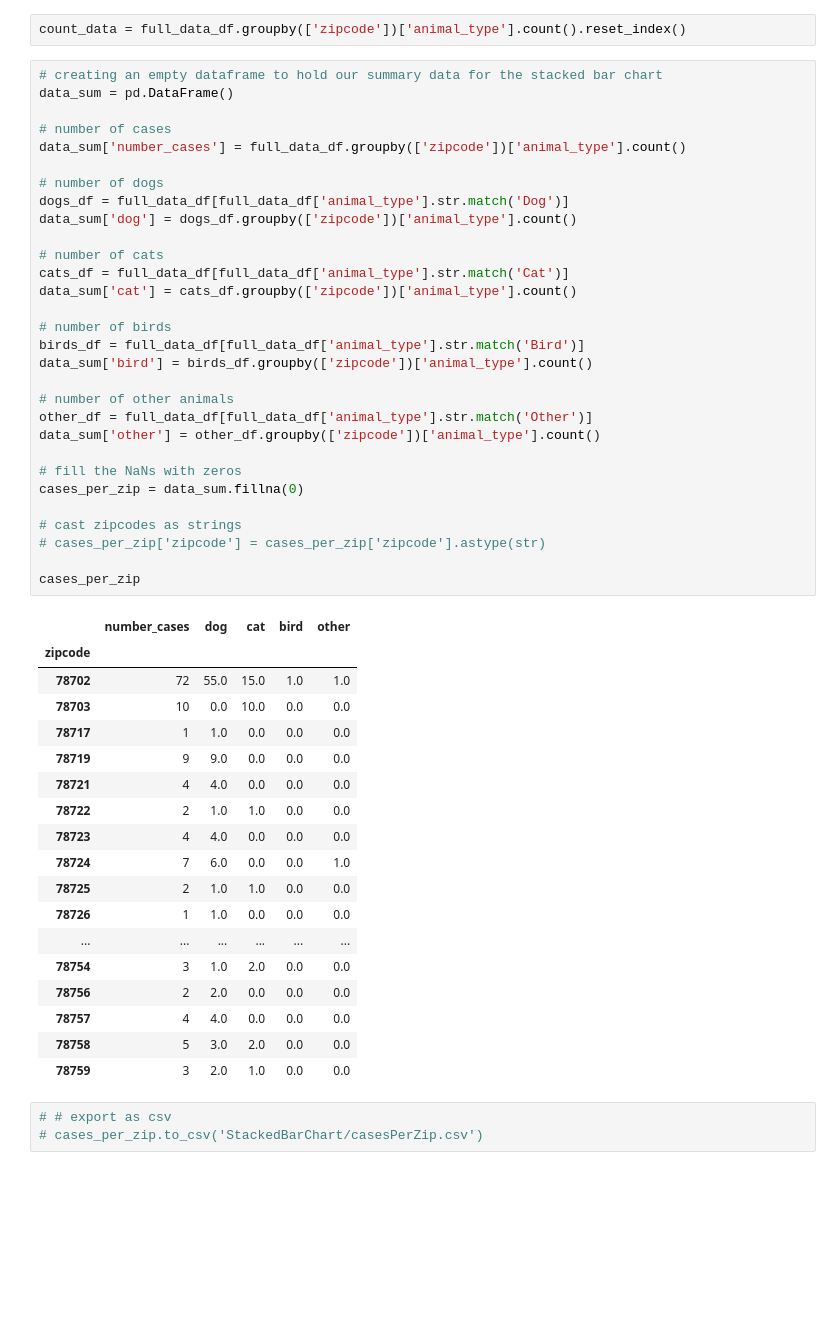
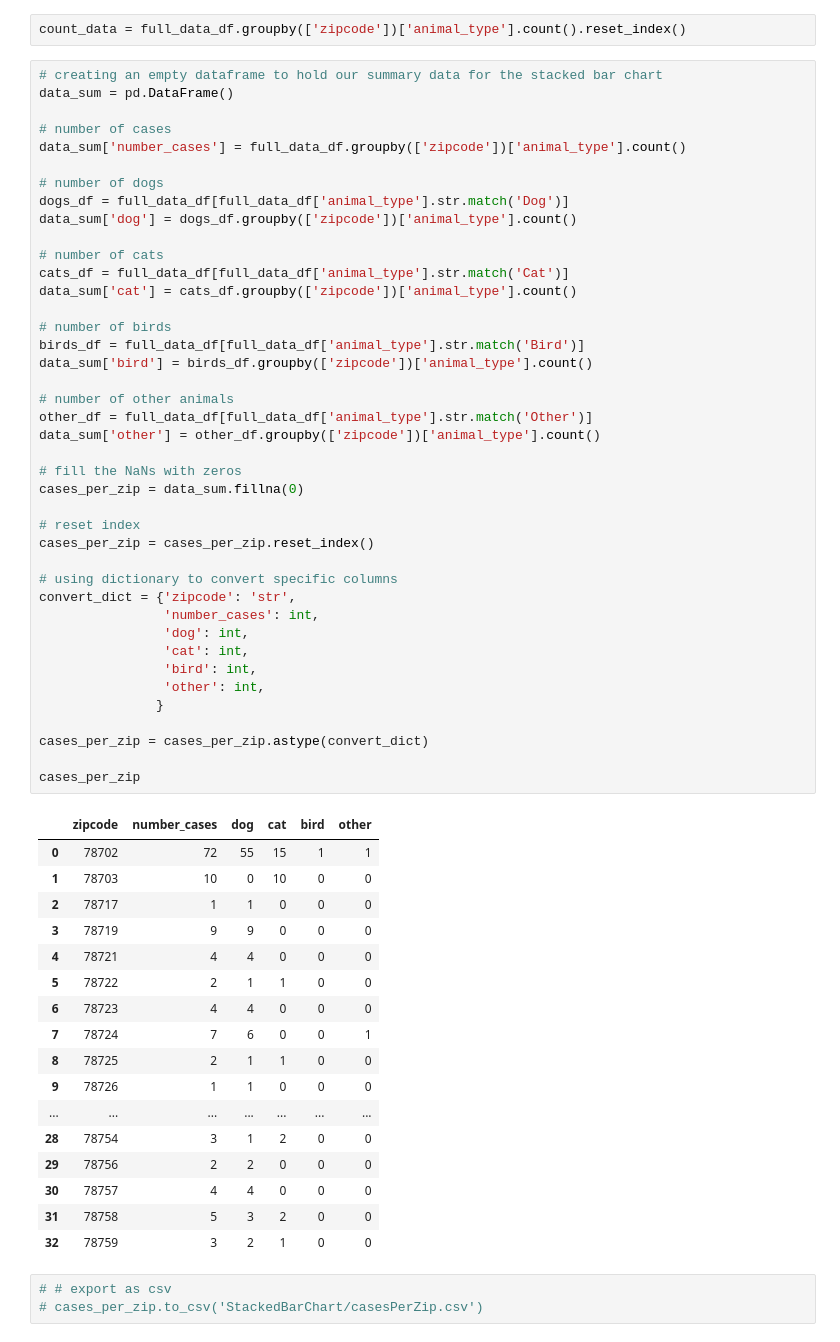
Before and after one commit to ziangzhang10/austin-animal-shelters, a Jupyter notebook: geopandas.ipynb, the cells around one changed output. Saved outputs shown, nothing was run; the diff lists cells and outputs as text; blank space fills up the shorter version.

```diff
--- a/geopandas.ipynb
+++ b/geopandas.ipynb
@@ -92,52 +92,62 @@ count_data = full_data_df.groupby(['zipcode'])['animal_type'].count().reset_inde
 # %%
 # creating an empty dataframe to hold our summary data for the stacked bar chart
 data_sum = pd.DataFrame()
 
 # number of cases
 data_sum['number_cases'] = full_data_df.groupby(['zipcode'])['animal_type'].count()
 
 # number of dogs
 dogs_df = full_data_df[full_data_df['animal_type'].str.match('Dog')]
 data_sum['dog'] = dogs_df.groupby(['zipcode'])['animal_type'].count()
 
 # number of cats
 cats_df = full_data_df[full_data_df['animal_type'].str.match('Cat')]
 data_sum['cat'] = cats_df.groupby(['zipcode'])['animal_type'].count()
 
 # number of birds
 birds_df = full_data_df[full_data_df['animal_type'].str.match('Bird')]
 data_sum['bird'] = birds_df.groupby(['zipcode'])['animal_type'].count()
 
 # number of other animals
 other_df = full_data_df[full_data_df['animal_type'].str.match('Other')]
 data_sum['other'] = other_df.groupby(['zipcode'])['animal_type'].count()
 
 # fill the NaNs with zeros
 cases_per_zip = data_sum.fillna(0)
 
-# cast zipcodes as strings
-# cases_per_zip['zipcode'] = cases_per_zip['zipcode'].astype(str)
+# reset index
+cases_per_zip = cases_per_zip.reset_index()
+
+# using dictionary to convert specific columns
+convert_dict = {'zipcode': 'str',
+                'number_cases': int,
+                'dog': int,
+                'cat': int,
+                'bird': int,
+                'other': int,
+               }
+
+cases_per_zip = cases_per_zip.astype(convert_dict)
 
 cases_per_zip
 # %% [output]
-|  | number_cases | dog | cat | bird | other |
-| zipcode |  |  |  |  |  |
-| 78702 | 72 | 55.0 | 15.0 | 1.0 | 1.0 |
-| 78703 | 10 | 0.0 | 10.0 | 0.0 | 0.0 |
-| 78717 | 1 | 1.0 | 0.0 | 0.0 | 0.0 |
-| 78719 | 9 | 9.0 | 0.0 | 0.0 | 0.0 |
-| 78721 | 4 | 4.0 | 0.0 | 0.0 | 0.0 |
-| 78722 | 2 | 1.0 | 1.0 | 0.0 | 0.0 |
-| 78723 | 4 | 4.0 | 0.0 | 0.0 | 0.0 |
-| 78724 | 7 | 6.0 | 0.0 | 0.0 | 1.0 |
-| 78725 | 2 | 1.0 | 1.0 | 0.0 | 0.0 |
-| 78726 | 1 | 1.0 | 0.0 | 0.0 | 0.0 |
-| ... | ... | ... | ... | ... | ... |
-| 78754 | 3 | 1.0 | 2.0 | 0.0 | 0.0 |
-| 78756 | 2 | 2.0 | 0.0 | 0.0 | 0.0 |
-| 78757 | 4 | 4.0 | 0.0 | 0.0 | 0.0 |
-| 78758 | 5 | 3.0 | 2.0 | 0.0 | 0.0 |
-| 78759 | 3 | 2.0 | 1.0 | 0.0 | 0.0 |
+|  | zipcode | number_cases | dog | cat | bird | other |
+| 0 | 78702 | 72 | 55 | 15 | 1 | 1 |
+| 1 | 78703 | 10 | 0 | 10 | 0 | 0 |
+| 2 | 78717 | 1 | 1 | 0 | 0 | 0 |
+| 3 | 78719 | 9 | 9 | 0 | 0 | 0 |
+| 4 | 78721 | 4 | 4 | 0 | 0 | 0 |
+| 5 | 78722 | 2 | 1 | 1 | 0 | 0 |
+| 6 | 78723 | 4 | 4 | 0 | 0 | 0 |
+| 7 | 78724 | 7 | 6 | 0 | 0 | 1 |
+| 8 | 78725 | 2 | 1 | 1 | 0 | 0 |
+| 9 | 78726 | 1 | 1 | 0 | 0 | 0 |
+| ... | ... | ... | ... | ... | ... | ... |
+| 28 | 78754 | 3 | 1 | 2 | 0 | 0 |
+| 29 | 78756 | 2 | 2 | 0 | 0 | 0 |
+| 30 | 78757 | 4 | 4 | 0 | 0 | 0 |
+| 31 | 78758 | 5 | 3 | 2 | 0 | 0 |
+| 32 | 78759 | 3 | 2 | 1 | 0 | 0 |
 # %%
 # # export as csv
 # cases_per_zip.to_csv('StackedBarChart/casesPerZip.csv')
```
Also changed, not shown: parts of 1 cell of this notebook, 1 other file.
